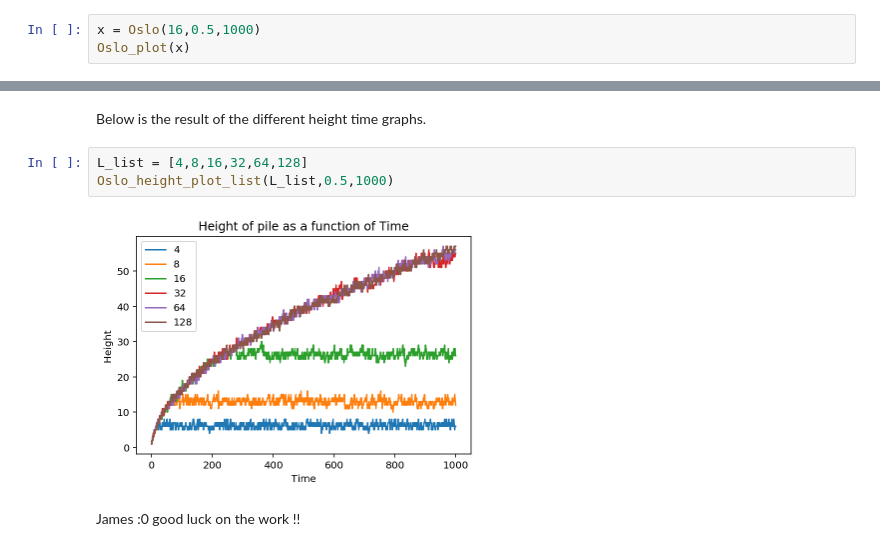
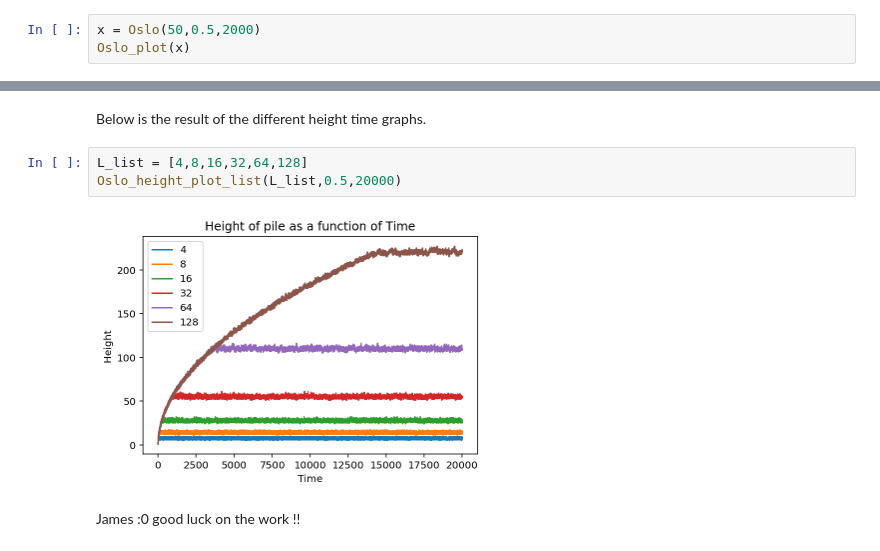
Before and after one commit to yooxiang/Complexity_Oslo, a Jupyter notebook: Self-Organised_Critical_Model.ipynb, the cells around one changed output, grey strips where cells are left out. Drawn from its saved outputs; the diff is of its cells as text.

```diff
--- a/Self-Organised_Critical_Model.ipynb
+++ b/Self-Organised_Critical_Model.ipynb
@@ -94,6 +94,6 @@ def Oslo_plot(oslo):
 # %% [markdown]
 Below is the result of the oslo_plot function
 # %%
-x = Oslo(16,0.5,1000)
+x = Oslo(50,0.5,2000)
 Oslo_plot(x)
 # %% [output]
@@ -203,8 +200,8 @@ def Oslo_height_plot_list(L_list,p,n,):
 Below is the result of the different height time graphs.
 # %%
 L_list = [4,8,16,32,64,128]
-Oslo_height_plot_list(L_list,0.5,1000)
+Oslo_height_plot_list(L_list,0.5,20000)
 # %% [output]
-[figure, old version]
+[figure, new version]
 # %% [markdown]
 James :0 good luck on the work !!
```
Also changed, not shown: parts of 26 cells of this notebook.
